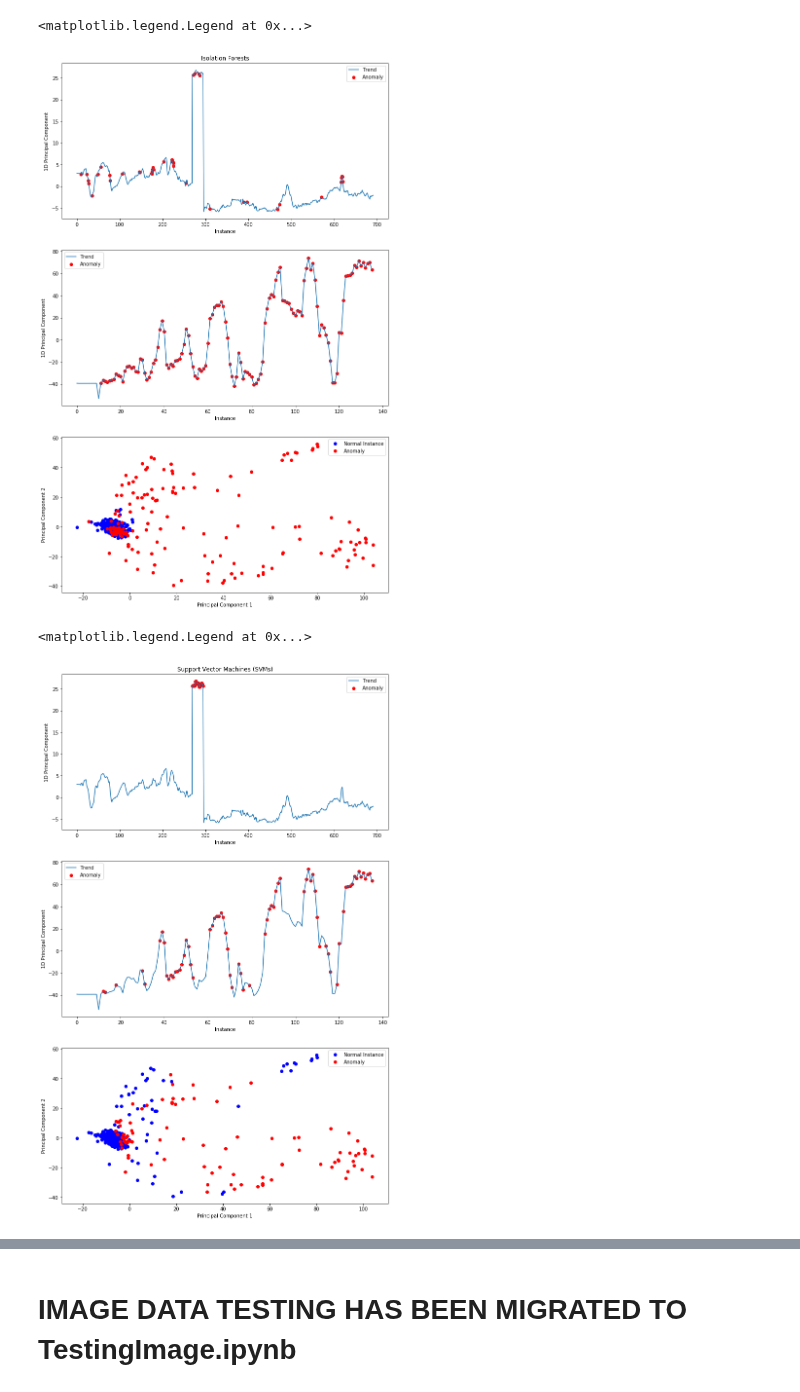
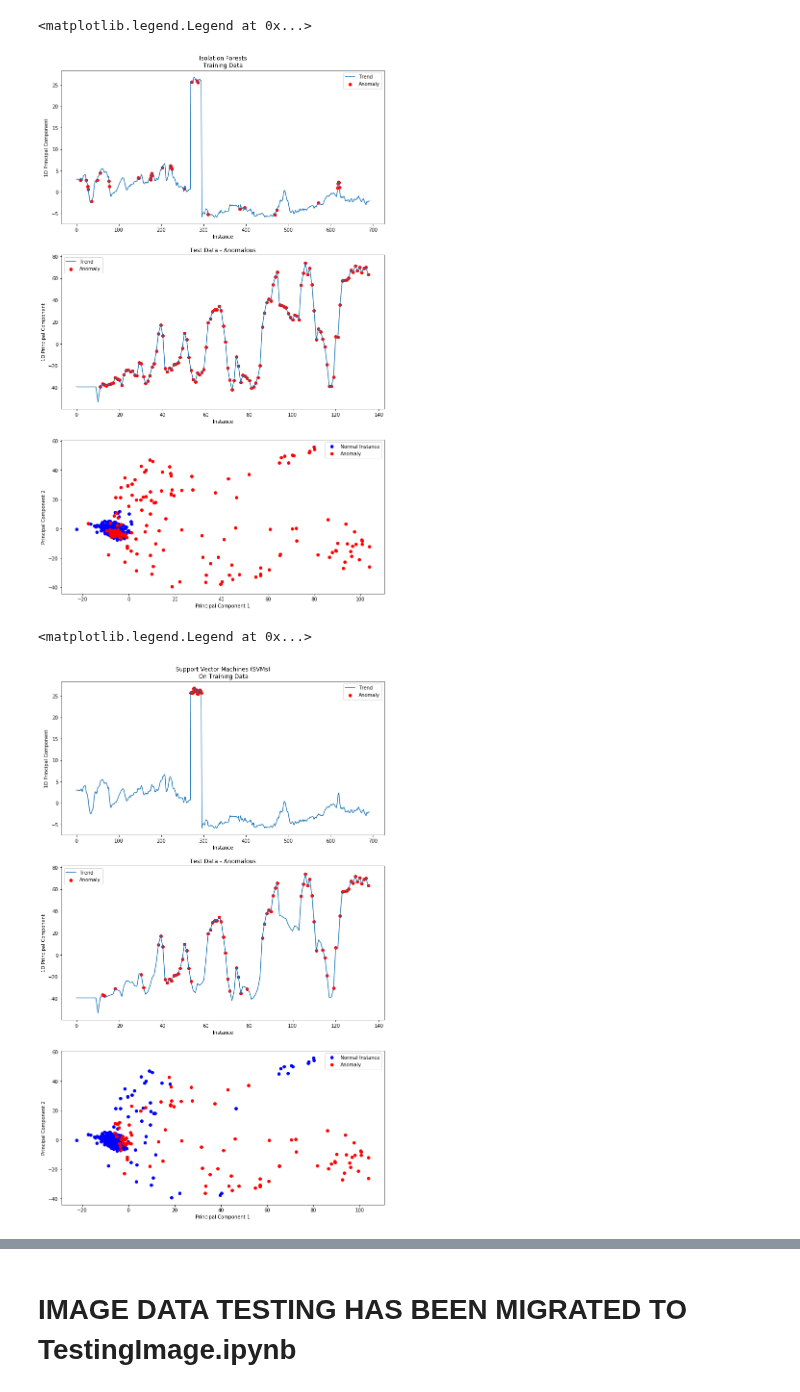
Before and after one commit to pratikluitel/SP-Cup, a Jupyter notebook: testingAlgos.ipynb, the cells around one changed output, grey strips where cells are left out. Saved outputs shown, nothing was run; the diff lists cells and outputs as text; code cells hidden in the pictures.

Commit message:
Plots made better

```diff
--- a/testingAlgos.ipynb
+++ b/testingAlgos.ipynb
@@ -121,35 +121,36 @@ clf.fit(trainData)
 #predict anomalies
 tempanomalyPrediction1 = clf.predict(testData1)
 anomalyPrediction1 = tempanomalyPrediction1 == -1
 
 #isofo is statistical, so we need to specify contamination beforehand,
 #which may not be a good method since our problem is very sparse in nature
 
 plt.figure(figsize = (12,20))
 ax1 = plt.subplot(3,1,1)
-ax1.title.set_text('Isolation Forests')
+ax1.title.set_text('Isolation Forests\nOn Training Data')
 ax1.set_xlabel('Instance')
 ax1.set_ylabel('1D Principal Component')
 plot_anomalies_in_1D(z_score1.T[0], anomalyPrediction1)
 
 tempanomalyPrediction2 = clf.predict(testData2)
 anomalyPrediction2 = tempanomalyPrediction2 == -1
 ax2 = plt.subplot(3,1,2)
+ax2.title.set_text('Test Data - Anomalous')
 ax2.set_xlabel('Instance')
 ax2.set_ylabel('1D Principal Component')
 plot_anomalies_in_1D(z_score2.T[0], anomalyPrediction2)
 
 z2_score = find_theta_score(pd.concat([testData1, testData2],ignore_index = True),2)
 ax3 = plt.subplot(3,1,3)
 ax3.set_xlabel('Principal Component 1')
 ax3.set_ylabel('Principal Component 2')
 
 plot_anomalies_in_2D(z2_score.T, np.concatenate([anomalyPrediction1, anomalyPrediction2]))
 ax1.legend(['Trend','Anomaly'])
 ax2.legend(['Trend','Anomaly'])
 # %% [output]
 <matplotlib.legend.Legend at 0x...>
-[figure, old version]
+[figure, new version]
 # %%
 #left blank intentionally
 # %%
@@ -170,7 +171,7 @@ anomalyPredictionSVM1 = tempanomalyPredictionSVM1 == 1
 plt.figure(figsize = (12,20))
 ax1 = plt.subplot(3,1,1)
 
-ax1.title.set_text('Support Vector Machines (SVMs)')
+ax1.title.set_text('Support Vector Machines (SVMs)\n On Training Data')
 ax1.set_xlabel('Instance')
 ax1.set_ylabel('1D Principal Component')
 
@@ -181,6 +182,7 @@ tempanomalyPredictionSVM2 = oneclass.predict(testData2)
 anomalyPredictionSVM2 = tempanomalyPredictionSVM2 == 1
 
 ax2 = plt.subplot(3,1,2)
+ax2.title.set_text('Test Data - Anomalous')
 ax2.set_xlabel('Instance')
 ax2.set_ylabel('1D Principal Component')
 
@@ -195,7 +197,7 @@ ax1.legend(['Trend','Anomaly'])
 ax2.legend(['Trend','Anomaly'])
 # %% [output]
 <matplotlib.legend.Legend at 0x...>
-[figure, old version]
+[figure, new version]
 # %%
 #using KNN
 from pyod.models.knn import KNN
```
Also changed, not shown: parts of 1 cell of this notebook.
